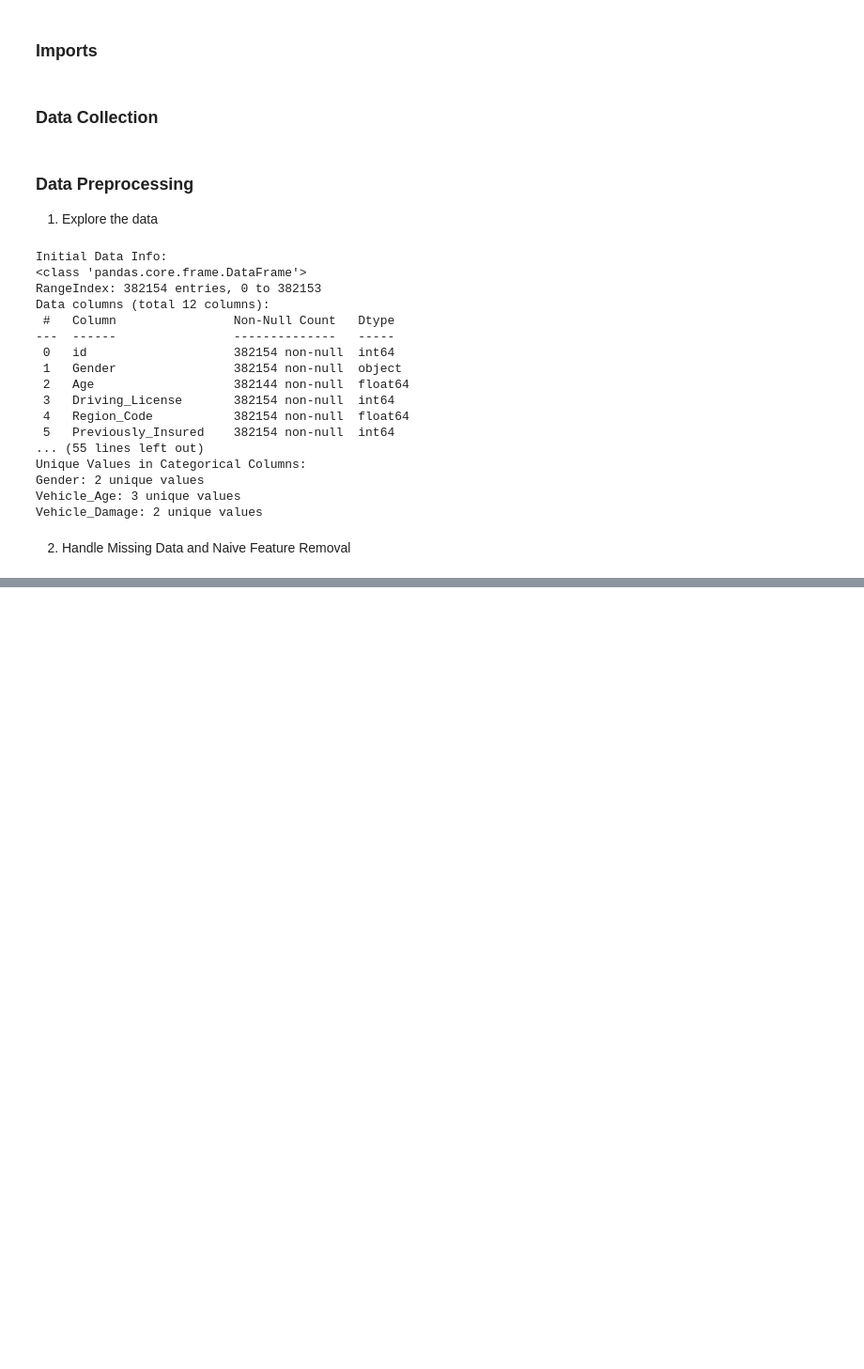
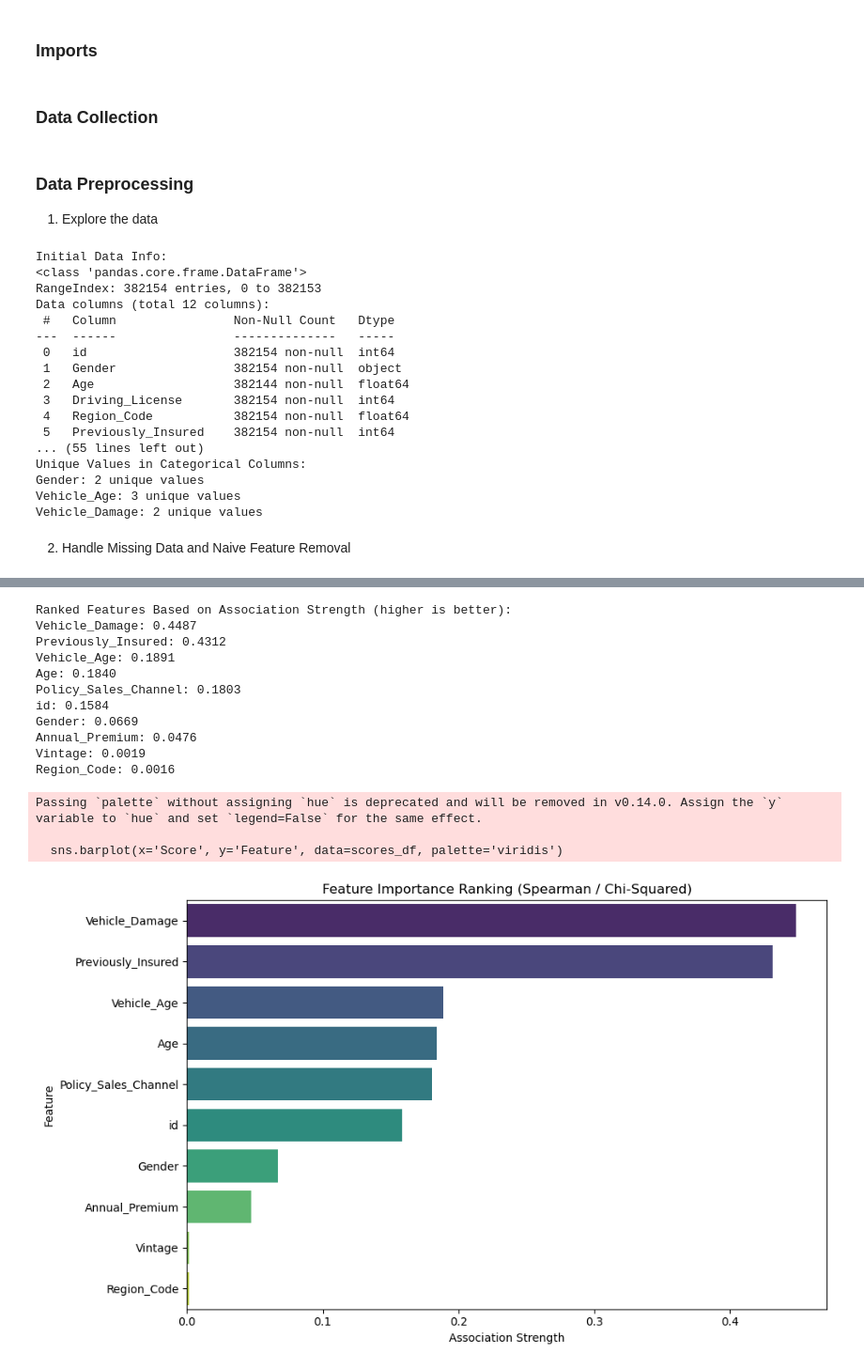
Before and after one commit to NSC-BS-CS/CSB320_InClass, a Jupyter notebook: 4-ModelImprov/modelImprov.ipynb, the cells around one changed output, grey strips where cells are left out. Shown: that part at 94% size. Cells and saved outputs as stored; diff of their text form; code cells hidden in the pictures; blank space fills up the shorter version.

```diff
--- a/4-ModelImprov/modelImprov.ipynb
+++ b/4-ModelImprov/modelImprov.ipynb
@@ -137,0 +238,74 @@ Name: count, dtype: int64
+# %%
+# Assume df is already loaded
+target_col = 'Response'
+X = df.drop(columns=[target_col])
+y = df[target_col]
+
+# Separate features
+numeric_cols = X.select_dtypes(include=['number']).columns.tolist()
+categorical_cols = X.select_dtypes(include=['object', 'bool']).columns.tolist()
+
+# 1. Spearman correlation for numeric features
+spearman_scores = {}
+for col in numeric_cols:
+    coef, p = spearmanr(X[col], y)
+    spearman_scores[col] = abs(coef)  # Use absolute value
+
+# 2. Chi-Squared test for categorical features (only if they exist)
+chi2_results = {}
+
+if categorical_cols:  # Safe check
+    X_encoded = X.copy()
+
+    # Encode categorical features
+    for col in categorical_cols:
+        X_encoded[col] = LabelEncoder().fit_transform(X_encoded[col])
+
+    # Normalize numeric features (required for Chi2)
+    scaler = MinMaxScaler()
+    X_encoded[numeric_cols] = scaler.fit_transform(X_encoded[numeric_cols])
+
+    # Run Chi2
+    chi2_scores, chi2_p = chi2(X_encoded[categorical_cols], y)
+    chi2_results = dict(zip(categorical_cols, chi2_scores))
+
+# 3. Combine Spearman and Chi2 results
+feature_scores = {**spearman_scores, **chi2_results}
+
+# 4. Sort features
+sorted_features = sorted(feature_scores.items(), key=lambda item: item[1], reverse=True)
+
+# 5. Print results
+print("\nRanked Features Based on Association Strength (higher is better):")
+for feature, score in sorted_features:
+    print(f"{feature}: {score:.4f}")
+
+
+# 6. Create a chart
+# Convert to DataFrame for easy plotting
+scores_df = pd.DataFrame(sorted_features, columns=['Feature', 'Score'])
+
+# Plot
+plt.figure(figsize=(10, 6))
+sns.barplot(x='Score', y='Feature', data=scores_df, palette='viridis')
+plt.title('Feature Importance Ranking (Spearman / Chi-Squared)')
+plt.xlabel('Association Strength')
+plt.ylabel('Feature')
+plt.tight_layout()
+plt.show()
+# %% [output]
+Ranked Features Based on Association Strength (higher is better):
+Vehicle_Damage: 0.4487
+Previously_Insured: 0.4312
+Vehicle_Age: 0.1891
+Age: 0.1840
+Policy_Sales_Channel: 0.1803
+id: 0.1584
+Gender: 0.0669
+Annual_Premium: 0.0476
+Vintage: 0.0019
+Region_Code: 0.0016
+Passing `palette` without assigning `hue` is deprecated and will be removed in v0.14.0. Assign the `y` variable to `hue` and set `legend=False` for the same effect.
+
+  sns.barplot(x='Score', y='Feature', data=scores_df, palette='viridis')
+[figure, added]
```
Also changed, not shown: parts of 9 cells of this notebook.
